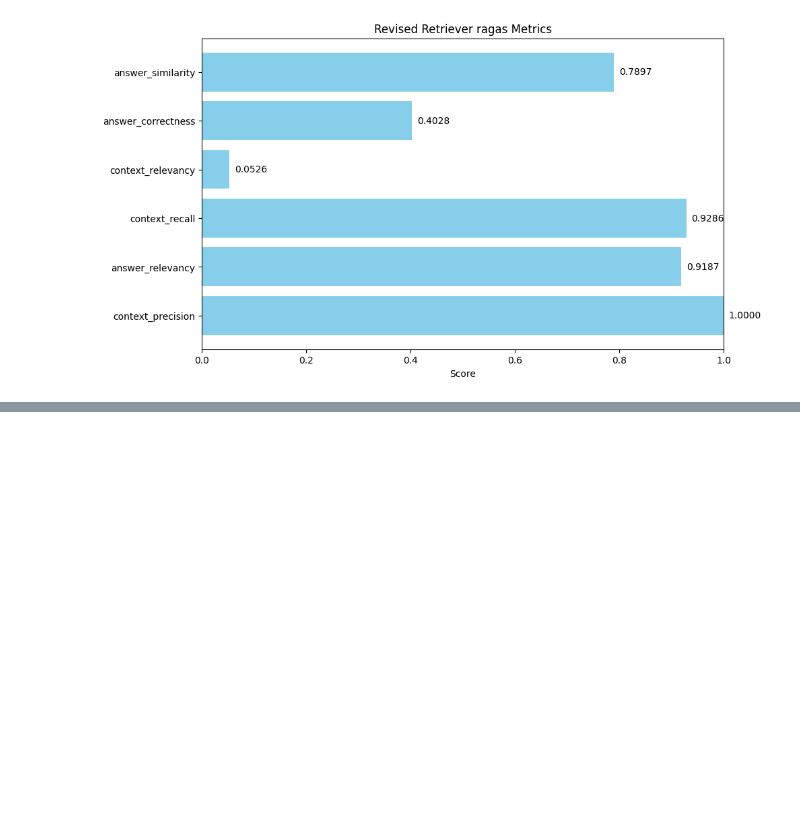
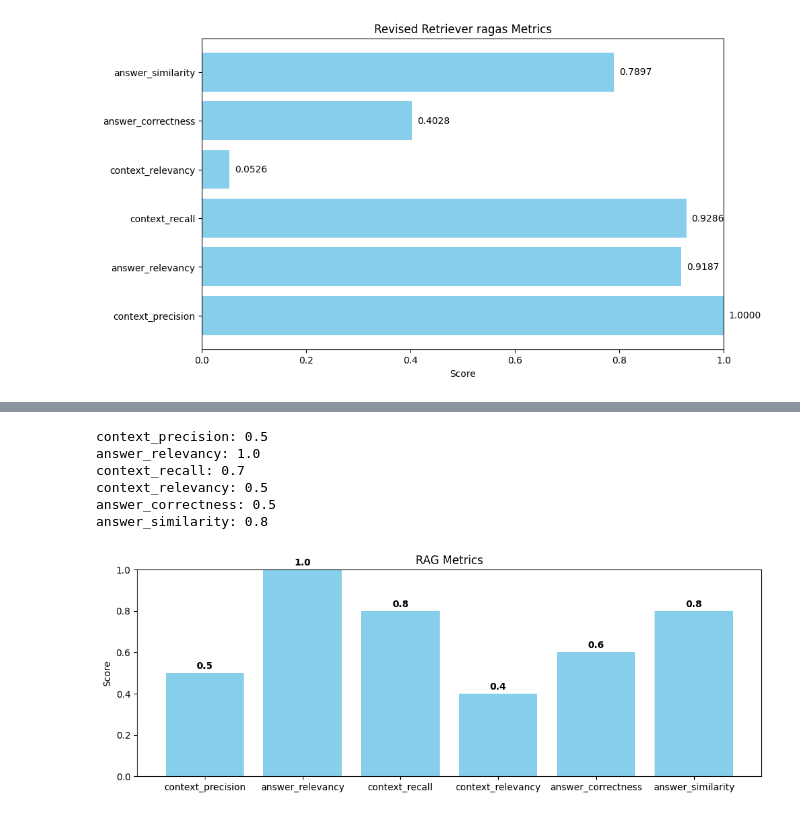
Before and after one commit to alextakele/Advanced_RAG-LLM_Q-A, a Jupyter notebook: Advanced_RAG_Q&A.ipynb, the cells around one changed output, grey strips where cells are left out. Saved outputs shown, nothing was run; the diff lists cells and outputs as text; code cells hidden in the pictures; blank space fills up the shorter version.

```diff
--- a/Advanced_RAG_Q&A.ipynb
+++ b/Advanced_RAG_Q&A.ipynb
@@ -750,13 +625,0 @@ answer_similarity: 0.79
-# %%
-result = {
-    "context_precision": 0.9999999999,
-    "answer_relevancy": 0.8176936401324463,
-    "context_recall": 0.9285714285714286,
-    "context_relevancy": 0.05263157894736841,
-    "answer_correctness": 0.34139467422390923,
-    "answer_similarity": 0.7940396979278532
-}
-
-for key, value in result.items():
-    rounded_value = round(value, 2)
-    print(f"{key}: {rounded_value}")
@@ -797,0 +735,47 @@ plot_metrics_with_values(basic_qa_result, "Revised Retriever ragas Metrics")
+# %%
+for key, value in result.items():
+    rounded_value = round(value, 1)
+    print(f"{key}: {rounded_value}")
+# %% [output]
+context_precision: 0.5
+answer_relevancy: 1.0
+context_recall: 0.7
+context_relevancy: 0.5
+answer_correctness: 0.5
+answer_similarity: 0.8
+# %%
+import matplotlib.pyplot as plt
+
+def plot_metrics_with_values(metrics_dict, title='RAG Metrics'):
+    names = list(metrics_dict.keys())
+    values = list(metrics_dict.values())
+    plt.figure(figsize=(12, 4))
+
+    rounded_values = [round(value, 1) for value in values]
+
+    bars = plt.bar(names, rounded_values, color='skyblue')
+
+    for bar in bars:
+        height = bar.get_height()
+        plt.text(bar.get_x() + bar.get_width() / 2,
+                 height + 0.01,
+                 f'{height:.1f}',
+                 ha='center', va='bottom', color='black', weight='bold')
+
+    plt.ylabel('Score')
+    plt.title(title)
+    plt.ylim(0, 1)
+    plt.show()
+
+metrics_dict = {
+    'context_precision': 0.5,
+    'answer_relevancy': 0.96,
+    'context_recall': 0.83,
+    'context_relevancy': 0.38,
+    'answer_correctness': 0.56,
+    'answer_similarity': 0.8
+}
+
+plot_metrics_with_values(metrics_dict)
+# %% [output]
+[figure, added]
```
Also changed, not shown: parts of 37 cells of this notebook.
